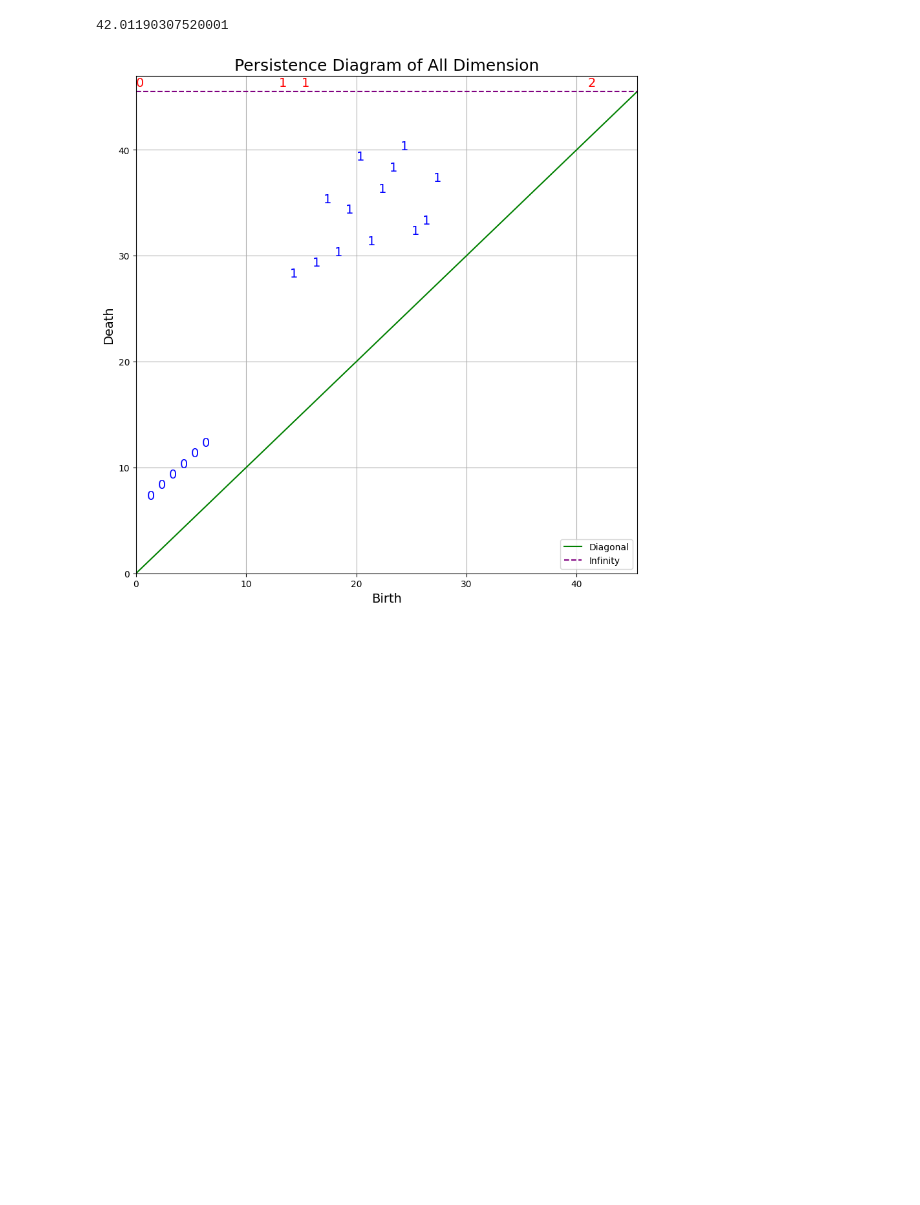
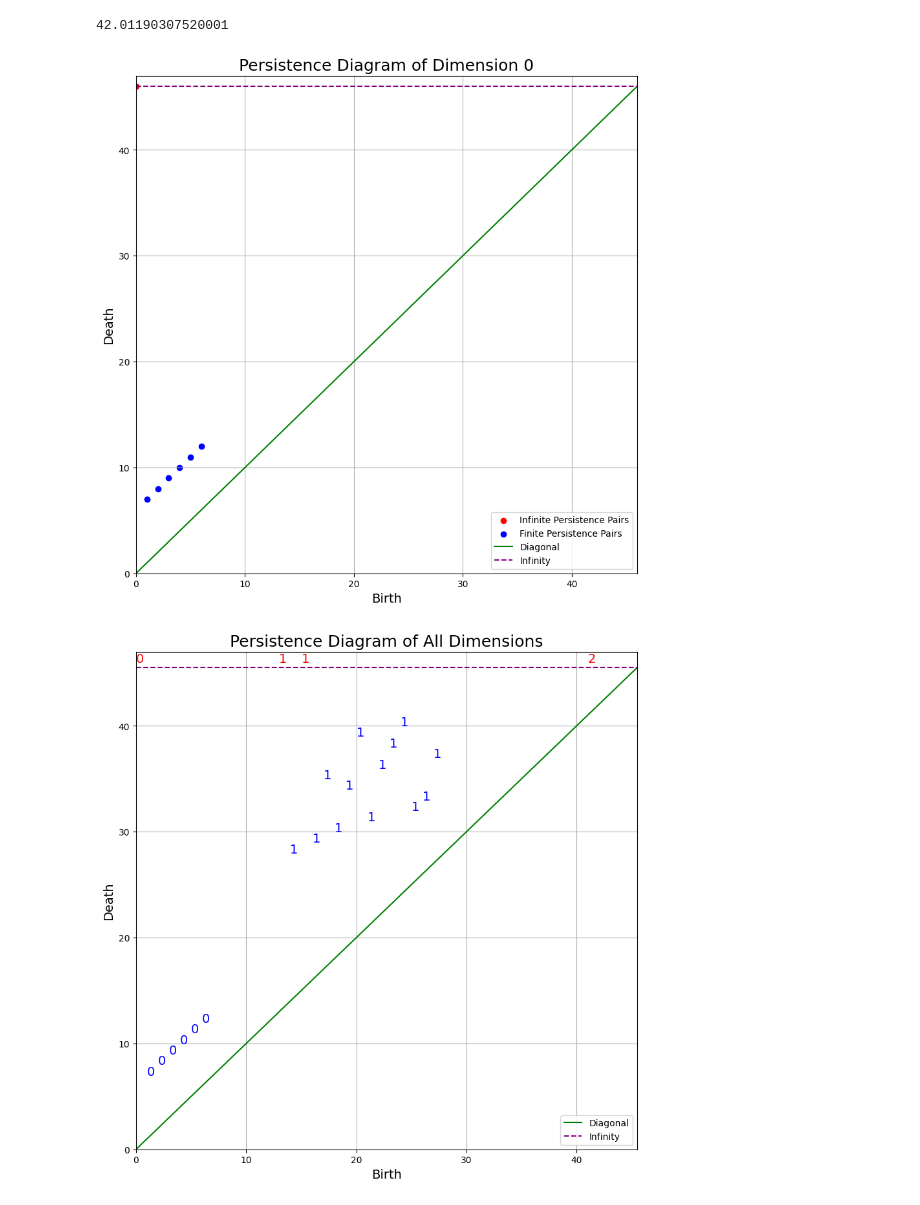
Before and after one commit to iumery/topological-data-analysis-with-python, a Jupyter notebook: 03 simplicial complex and homology.ipynb, the cells around one changed output. Drawn from its saved outputs; the diff is of its cells as text; code cells hidden in the pictures; blank space fills up the shorter version.

```diff
--- a/03 simplicial complex and homology.ipynb
+++ b/03 simplicial complex and homology.ipynb
@@ -344,4 +460,0 @@ def plot_persistence_diagram_all_dimension(simplicial_complex, size_plot = 10):
-# %%
-plot_persistence_diagram_all_dimension(sc_1)
-# %% [output]
-[figure, removed]
@@ -347,0 +593,6 @@ plot_persistence_diagram_all_dimension(sc_1)
+# %%
+plot_persistence_diagram_single_dimension(sc_1,0)
+plot_persistence_diagram_all_dimension(sc_1)
+# %% [output]
+[figure, added]
+[figure, added]
```
Also changed, not shown: parts of 5 cells of this notebook, 5 other files.
